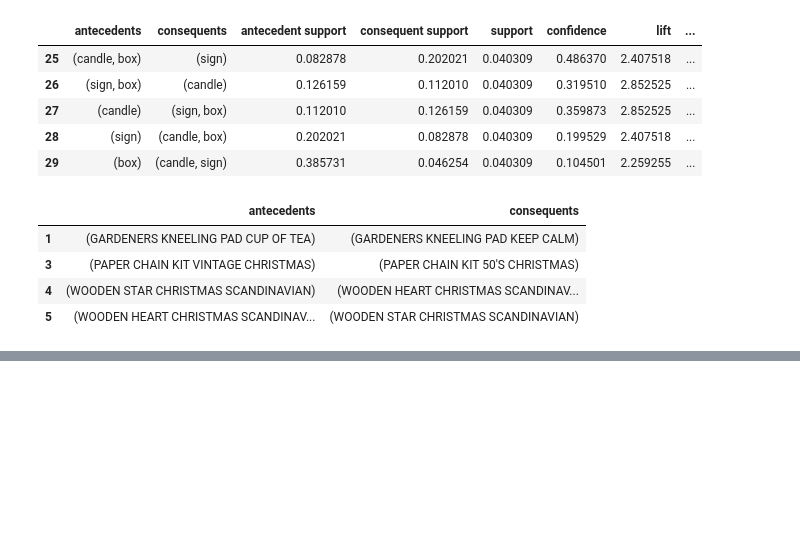
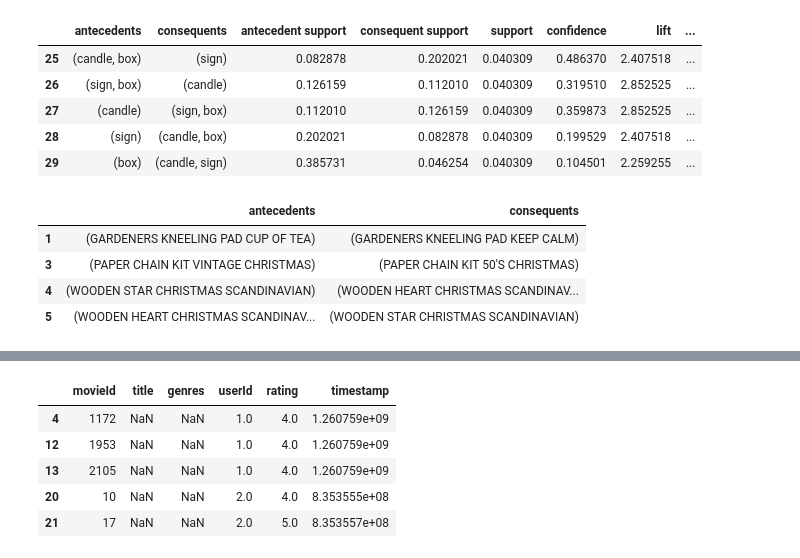
Before and after one commit to AxelArcidiaco/Projets-Dev-IA-1, a Jupyter notebook: Business Intelligence/Story 6/Workshop 4 - Market Basket Analysis/AxelArcidiaco - Workshop 4.ipynb, the cells around one changed output, grey strips where cells are left out. Drawn from its saved outputs; the diff is of its cells as text; code cells hidden in the pictures; blank space fills up the shorter version.

```diff
--- a/Business Intelligence/Story 6/Workshop 4 - Market Basket Analysis/AxelArcidiaco - Workshop 4.ipynb
+++ b/Business Intelligence/Story 6/Workshop 4 - Market Basket Analysis/AxelArcidiaco - Workshop 4.ipynb
@@ -764,7 +764,7 @@ filtered_rules[['antecedents','consequents']]
 | 4 | (WOODEN STAR CHRISTMAS SCANDINAVIAN) | (WOODEN HEART CHRISTMAS SCANDINAV... |
 | 5 | (WOODEN HEART CHRISTMAS SCANDINAV... | (WOODEN STAR CHRISTMAS SCANDINAVIAN) |
 # %%
-movie_raitings = pd.read_csv('movie_ratings.csv', index_col = 'Unnamed: 0')
-movie_raitings = movie_raitings[movie_raitings['rating'] >= 4.0]
-movie_raitings.info()
+movie_ratings = pd.read_excel("data/Dataset_movie_ratings.xlsx")
+movie_ratings = movie_raitings[movie_raitings['rating'] >= 4.0]
+movie_ratings.info()
 # %% [output]
@@ -771,0 +784,9 @@ FileNotFoundError: [Errno 2] No such file or directory: 'movie_raitings.csv'
+# %%
+movie_ratings.head()
+# %% [output]
+|  | movieId | title | genres | userId | rating | timestamp |
+| 4 | 1172 | NaN | NaN | 1.0 | 4.0 | 1.260759e+09 |
+| 12 | 1953 | NaN | NaN | 1.0 | 4.0 | 1.260759e+09 |
+| 13 | 2105 | NaN | NaN | 1.0 | 4.0 | 1.260759e+09 |
+| 20 | 10 | NaN | NaN | 2.0 | 4.0 | 8.353555e+08 |
+| 21 | 17 | NaN | NaN | 2.0 | 5.0 | 8.353557e+08 |
```
Also changed, not shown: parts of 1 cell of this notebook, 2 other files.
